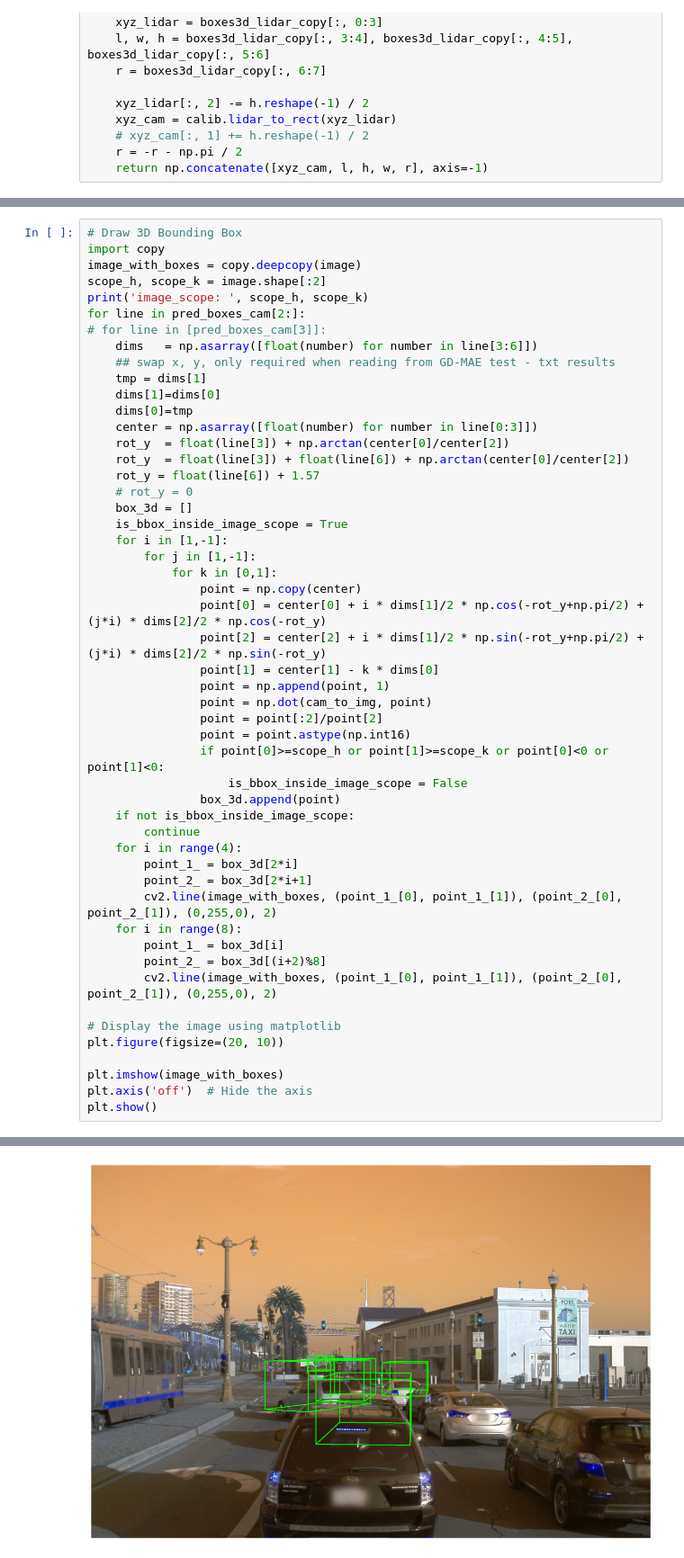
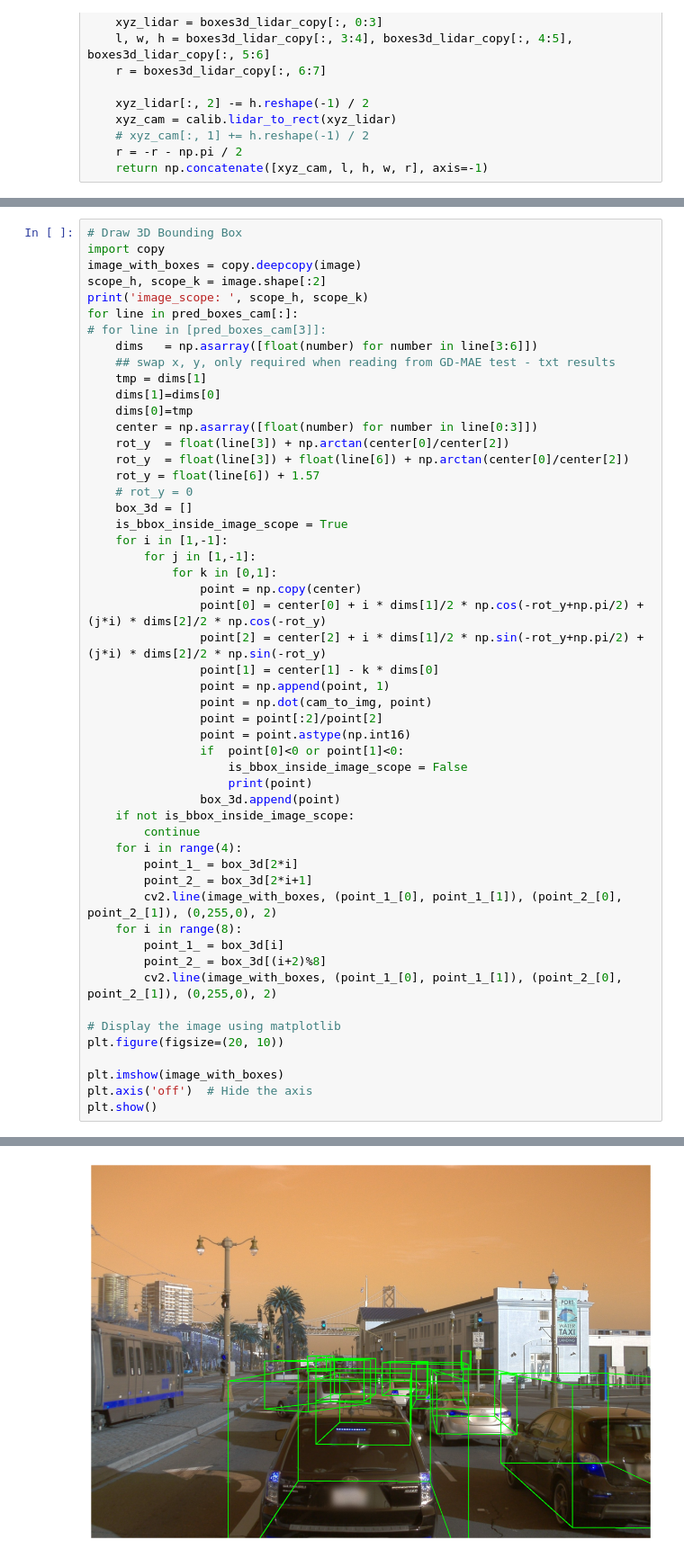
Before and after one commit to rajeev-gupta-bashrc/GraphRCNN, a Jupyter notebook: testing_new copy.ipynb, the cells around one changed output, grey strips where cells are left out. Shown at 90% size. Drawn from its saved outputs; the diff is of its cells as text.

```diff
--- a/testing_new copy.ipynb
+++ b/testing_new copy.ipynb
@@ -288,7 +294,7 @@ import copy
 image_with_boxes = copy.deepcopy(image)
 scope_h, scope_k = image.shape[:2]
 print('image_scope: ', scope_h, scope_k)
-for line in pred_boxes_cam[2:]:
+for line in pred_boxes_cam[:]:
 # for line in [pred_boxes_cam[3]]:
     dims   = np.asarray([float(number) for number in line[3:6]])
     ## swap x, y, only required when reading from GD-MAE test - txt results
@@ -313,8 +319,9 @@ for line in pred_boxes_cam[2:]:
                 point = np.dot(cam_to_img, point)
                 point = point[:2]/point[2]
                 point = point.astype(np.int16)
-                if point[0]>=scope_h or point[1]>=scope_k or point[0]<0 or point[1]<0:
+                if  point[0]<0 or point[1]<0:
                     is_bbox_inside_image_scope = False
+                    print(point)
                 box_3d.append(point)
     if not is_bbox_inside_image_scope:
         continue
@@ -339 +354 @@ image_scope:  1280 1920
-[figure, old version]
+[figure, new version]
```
Also changed, not shown: parts of 6 cells of this notebook, 3 other files.
